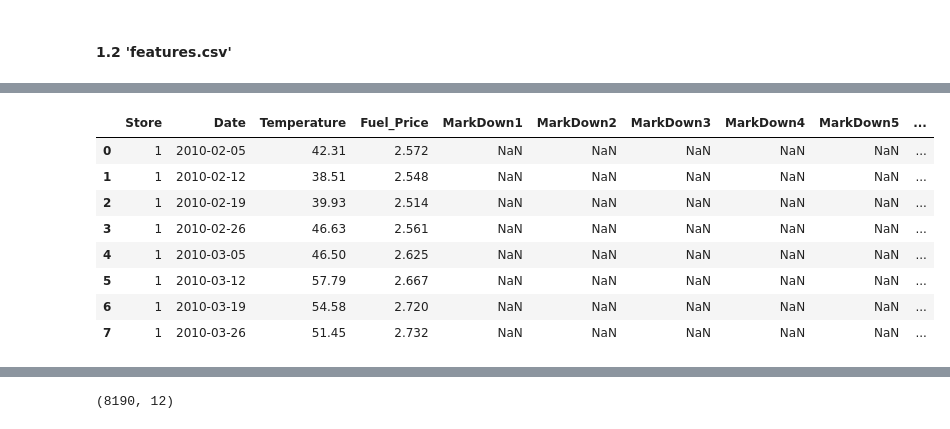
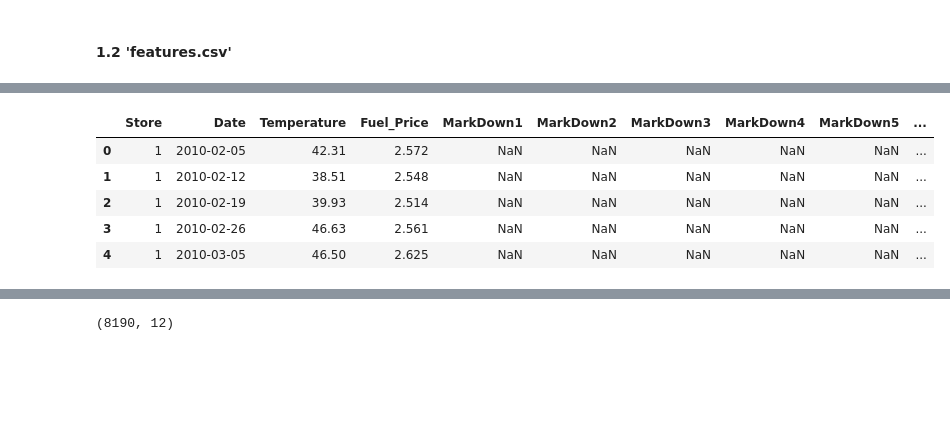
Before and after one commit to Magicboy-Zhang/Walmart_Recruiting_Store_Sales_Forecasting, a Jupyter notebook: Walmart_Recruiting_Store_Sales_Forecasting.ipynb, the cells around one changed output, grey strips where cells are left out. Saved outputs shown, nothing was run; the diff lists cells and outputs as text; code cells hidden in the pictures; blank space fills up the shorter version.

```diff
--- a/Walmart_Recruiting_Store_Sales_Forecasting.ipynb
+++ b/Walmart_Recruiting_Store_Sales_Forecasting.ipynb
@@ -52,14 +76,11 @@ Features:
 # %%
 features_df = pd.read_csv('features.csv')
 
-features_df.head(8)
+features_df.head(5)
 # %% [output]
 |  | Store | Date | Temperature | Fuel_Price | MarkDown1 | MarkDown2 | MarkDown3 | MarkDown4 | MarkDown5 | ... |
 | 0 | 1 | 2010-02-05 | 42.31 | 2.572 | NaN | NaN | NaN | NaN | NaN | ... |
 | 1 | 1 | 2010-02-12 | 38.51 | 2.548 | NaN | NaN | NaN | NaN | NaN | ... |
 | 2 | 1 | 2010-02-19 | 39.93 | 2.514 | NaN | NaN | NaN | NaN | NaN | ... |
 | 3 | 1 | 2010-02-26 | 46.63 | 2.561 | NaN | NaN | NaN | NaN | NaN | ... |
 | 4 | 1 | 2010-03-05 | 46.50 | 2.625 | NaN | NaN | NaN | NaN | NaN | ... |
-| 5 | 1 | 2010-03-12 | 57.79 | 2.667 | NaN | NaN | NaN | NaN | NaN | ... |
-| 6 | 1 | 2010-03-19 | 54.58 | 2.720 | NaN | NaN | NaN | NaN | NaN | ... |
-| 7 | 1 | 2010-03-26 | 51.45 | 2.732 | NaN | NaN | NaN | NaN | NaN | ... |
```
Also changed, not shown: parts of 32 cells of this notebook, 4 other files.
